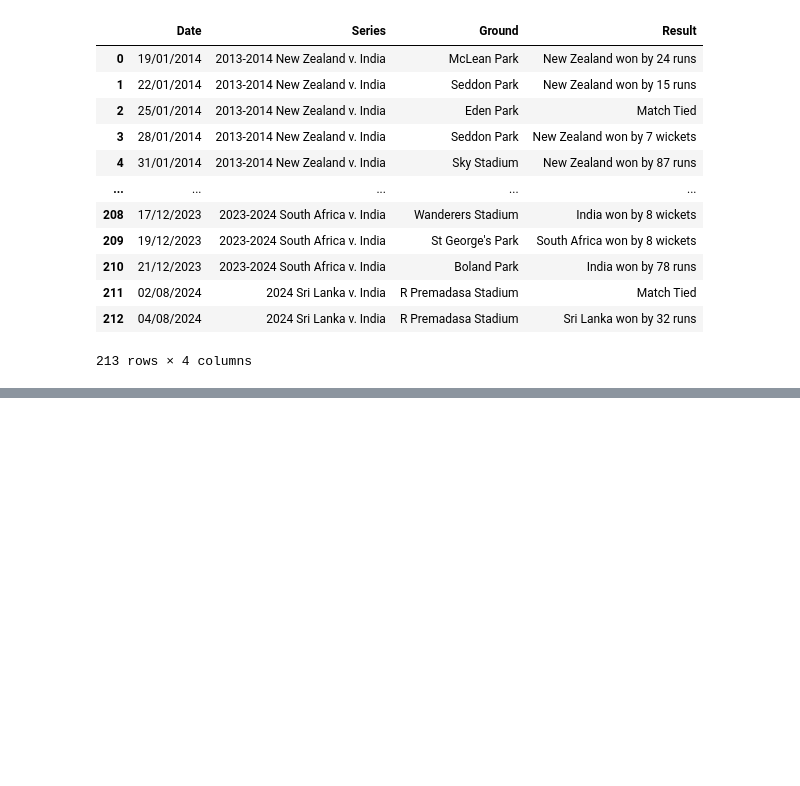
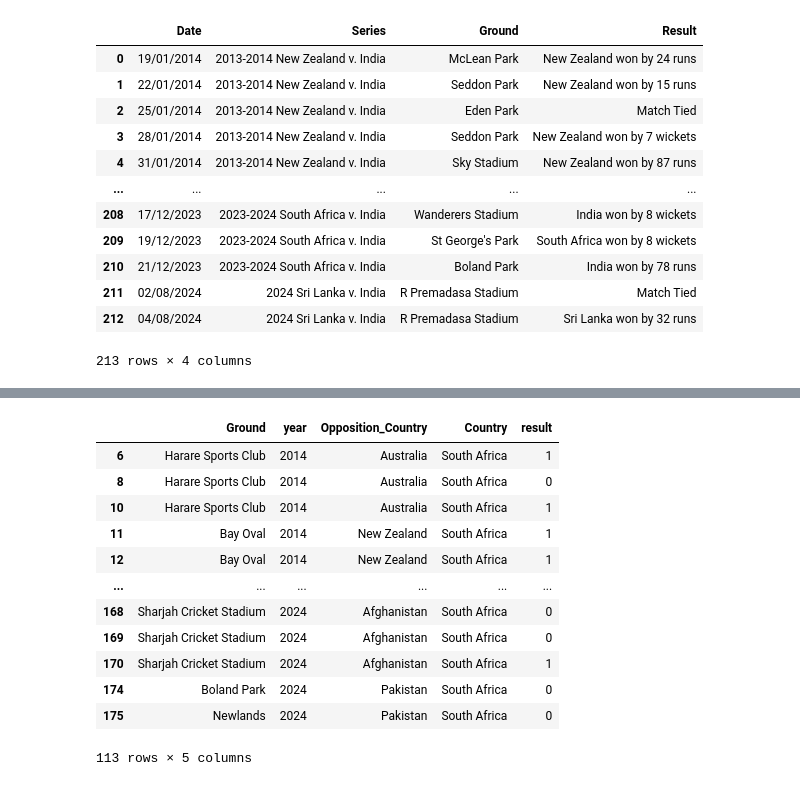
Before and after one commit to Guneet009/win_predictor01, a Jupyter notebook: data.ipynb, the cells around one changed output, grey strips where cells are left out. Cells and saved outputs as stored; diff of their text form; code cells hidden in the pictures; blank space fills up the shorter version.

```diff
--- a/data.ipynb
+++ b/data.ipynb
@@ -161,0 +324,20 @@ ind_data.to_csv("D:\predictor01\data\\ind_data.csv",index=False)
+# %%
+df = DataCleanser(country='saf',country_name='South Africa',opp_list='Australia|Bangladesh|India|Pakistan|Afghanistan|New Zealand|England')
+# %%
+pak_data = df.initiate_data_cleaning()
+# %%
+pak_data
+# %% [output]
+|  | Ground | year | Opposition_Country | Country | result |
+| 6 | Harare Sports Club | 2014 | Australia | South Africa | 1 |
+| 8 | Harare Sports Club | 2014 | Australia | South Africa | 0 |
+| 10 | Harare Sports Club | 2014 | Australia | South Africa | 1 |
+| 11 | Bay Oval | 2014 | New Zealand | South Africa | 1 |
+| 12 | Bay Oval | 2014 | New Zealand | South Africa | 1 |
+| ... | ... | ... | ... | ... | ... |
+| 168 | Sharjah Cricket Stadium | 2024 | Afghanistan | South Africa | 0 |
+| 169 | Sharjah Cricket Stadium | 2024 | Afghanistan | South Africa | 0 |
+| 170 | Sharjah Cricket Stadium | 2024 | Afghanistan | South Africa | 1 |
+| 174 | Boland Park | 2024 | Pakistan | South Africa | 0 |
+| 175 | Newlands | 2024 | Pakistan | South Africa | 0 |
+113 rows × 5 columns
```
Also changed, not shown: parts of 36 cells of this notebook, 12 other files.
